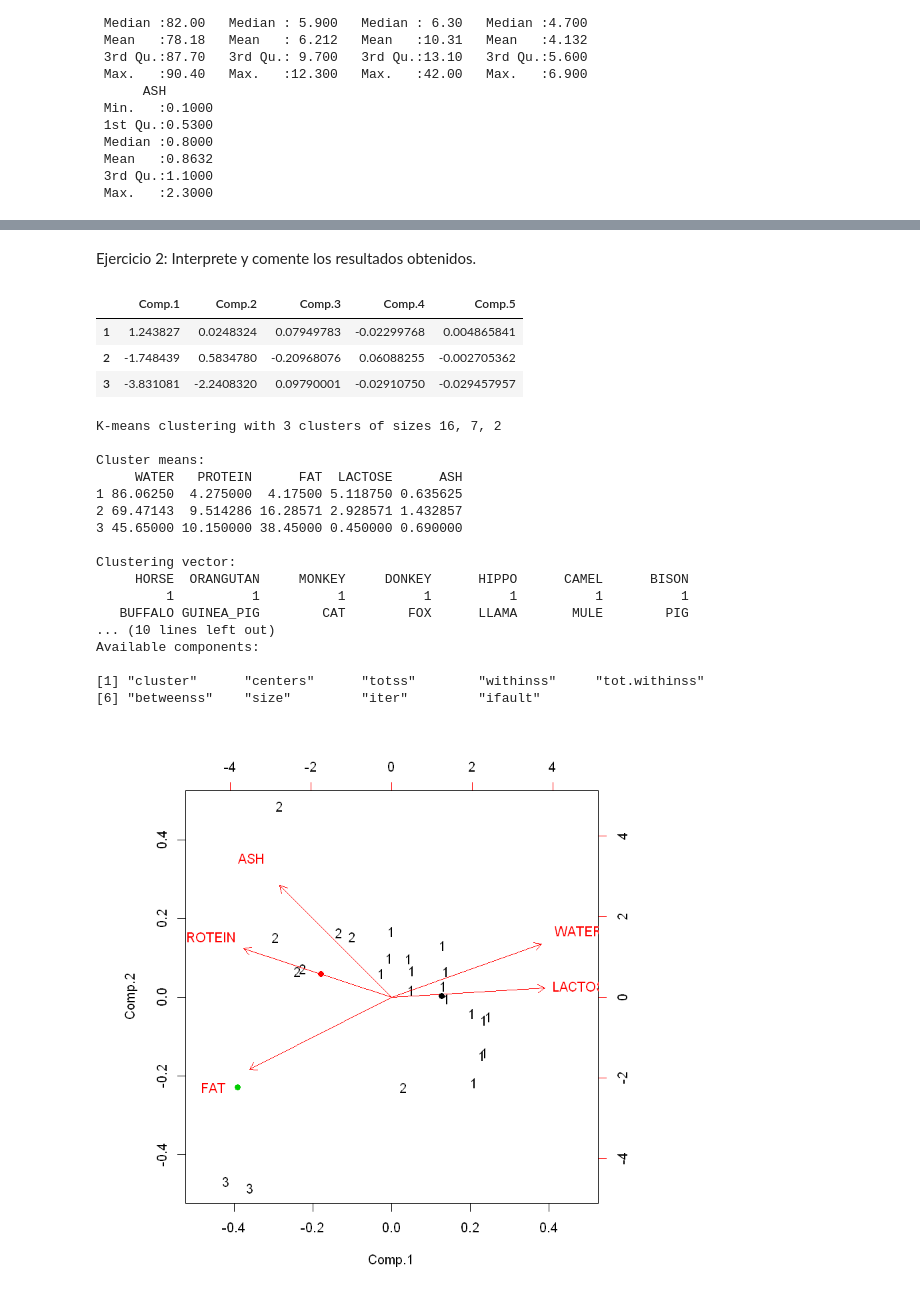
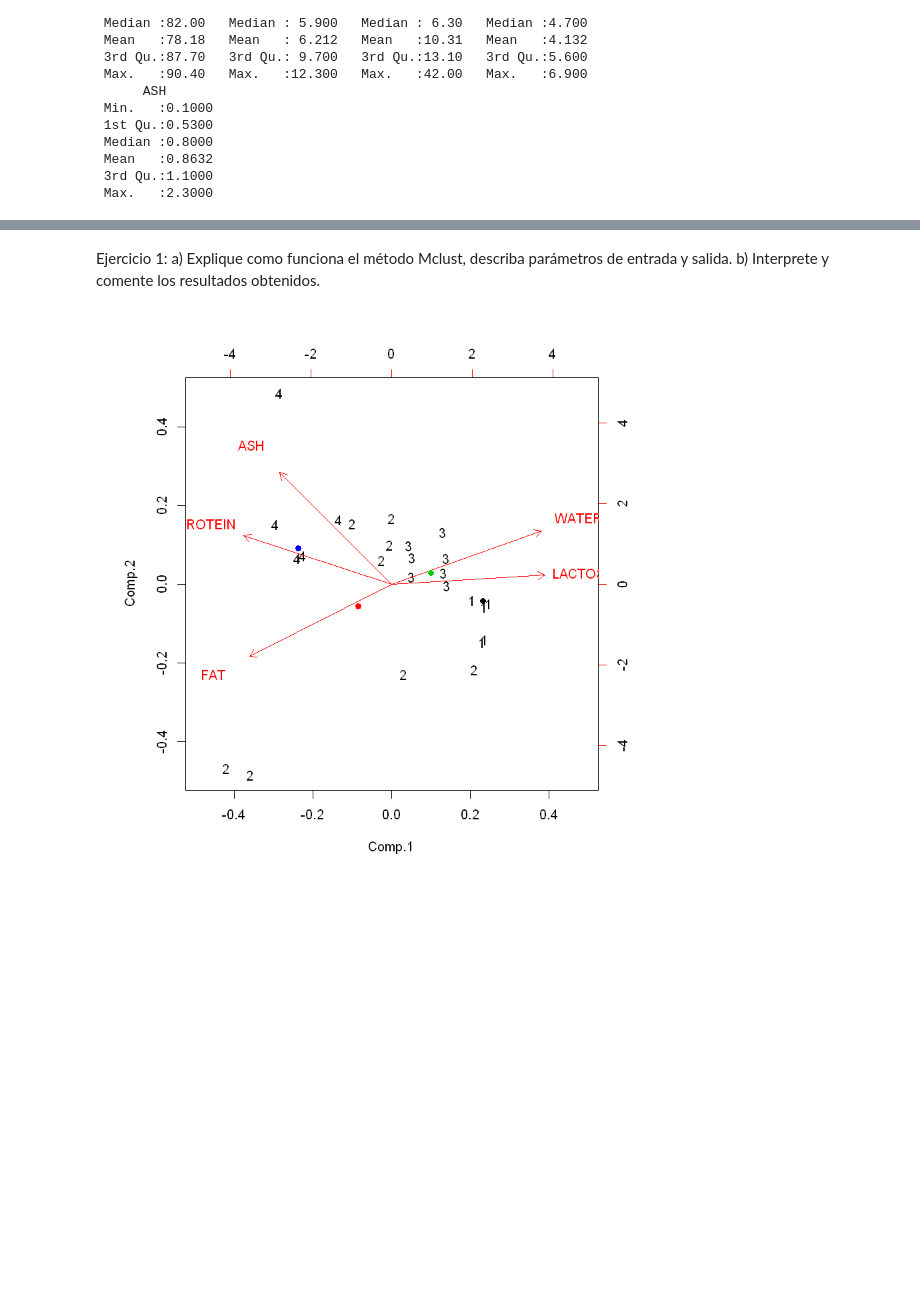
Before and after one commit to escheihi/IA, a Jupyter notebook: Clustering_Notebook2.ipynb, the cells around one changed output, grey strips where cells are left out. Cells and saved outputs as stored; diff of their text form; code cells hidden in the pictures; blank space fills up the shorter version.

```diff
--- a/Clustering_Notebook2.ipynb
+++ b/Clustering_Notebook2.ipynb
@@ -36,0 +27,9 @@ pairs(datos,col=cl$cluster)
+# %%
+clus <-Mclust(datos, G=4)
+summary(clus)
+clus
+
+cl <- clus$classification
+centers <- t(clus$parameters$mean)
+centers
+cl
@@ -37,36 +69,16 @@ pairs(datos,col=cl$cluster)
 # %% [markdown]
-Ejercicio 2: Interprete y comente los resultados obtenidos.
+Ejercicio 1:
+a) Explique como funciona el método Mclust, describa parámetros de entrada y salida.
+b) Interprete y comente los resultados obtenidos.
 # %%
 #Análisis de Componentes Principales para graficar los grupos obtenidos
 #Calcula plano de componentes principales y grafica las observaciones con el número de su grupo
 res <- princomp(datos, cor=TRUE)
-res2 <- predict(res,cl$centers)
-res2
-cl
-biplot(res,xlabs=cl$cluster)
+res2 <- predict(res,centers)
+
+biplot(res,xlabs=cl)
 #grafica los centros de cada grupo en el plano de componentes principales utilizando colores distintos
-points(res2[,1:2],col=1:k0,pch=19)
+points(res2[,1:2],col=1:9,pch=19)
 # %% [output]
-|  | Comp.1 | Comp.2 | Comp.3 | Comp.4 | Comp.5 |
-| 1 | 1.243827 | 0.0248324 | 0.07949783 | -0.02299768 | 0.004865841 |
-| 2 | -1.748439 | 0.5834780 | -0.20968076 | 0.06088255 | -0.002705362 |
-| 3 | -3.831081 | -2.2408320 | 0.09790001 | -0.02910750 | -0.029457957 |
-K-means clustering with 3 clusters of sizes 16, 7, 2
-
-Cluster means:
-     WATER   PROTEIN      FAT  LACTOSE      ASH
-1 86.06250  4.275000  4.17500 5.118750 0.635625
-2 69.47143  9.514286 16.28571 2.928571 1.432857
-3 45.65000 10.150000 38.45000 0.450000 0.690000
-
-Clustering vector:
-     HORSE  ORANGUTAN     MONKEY     DONKEY      HIPPO      CAMEL      BISON
-         1          1          1          1          1          1          1
-   BUFFALO GUINEA_PIG        CAT        FOX      LLAMA       MULE        PIG
-... (10 lines left out)
-Available components:
-
-[1] "cluster"      "centers"      "totss"        "withinss"     "tot.withinss"
-[6] "betweenss"    "size"         "iter"         "ifault"
-[figure, old version]
+[figure, new version]
 # %% [markdown]
```
Also changed, not shown: parts of 13 cells of this notebook.
